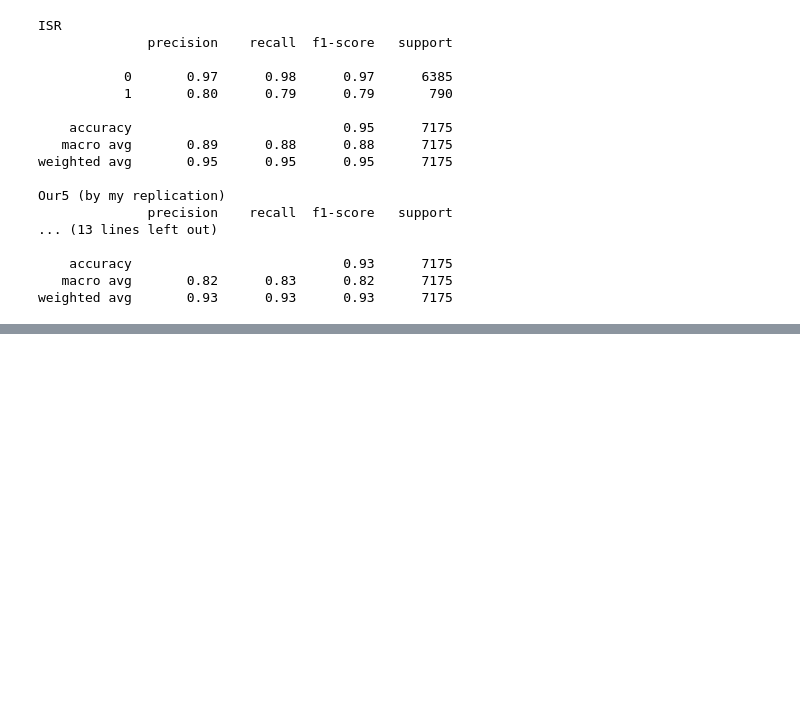
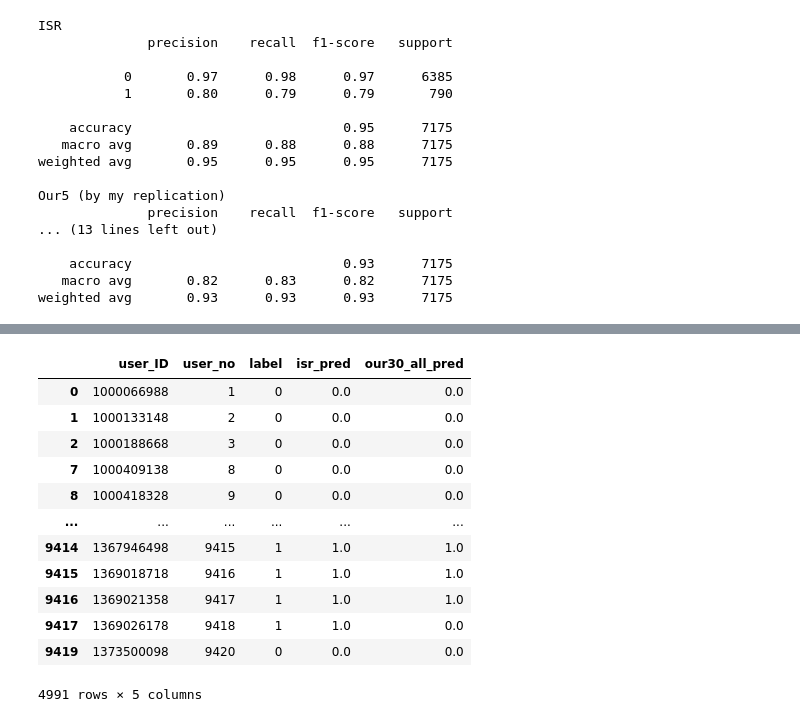
Before and after one commit to leyaoliatan/ISR_Spammer_Detection, a Jupyter notebook: notebooks/amazoncase.ipynb, the cells around one changed output, grey strips where cells are left out. Drawn from its saved outputs; the diff is of its cells as text; code cells hidden in the pictures; blank space fills up the shorter version.

```diff
--- a/notebooks/amazoncase.ipynb
+++ b/notebooks/amazoncase.ipynb
@@ -236,0 +239,5 @@ weighted avg       0.93      0.93      0.93      7175
+# %%
+path_result_isr = '/Users/leahtan/Documents/3_Research/2024-Ali/ISR/results/isr_prediction_30percents.txt'
+path_result_our_all = '/Users/leahtan/Documents/3_Research/2024-Ali/ISR/results/our_30percent_all.txt'
+result_isr = pd.read_csv(path_result_isr, sep=' ',names=['user_no','isr_pred'])
+result_our30_all = pd.read_csv(path_result_our_all, sep=' ',names=['user_no','our30_all_pred'])
@@ -236,0 +258,3 @@ weighted avg       0.93      0.93      0.93      7175
+# %%
+result_isr.drop_duplicates(subset=['user_no'], keep='first', inplace=True)
+result_isr
@@ -236,0 +275,3 @@ weighted avg       0.93      0.93      0.93      7175
+# %%
+result_our30_all.drop_duplicates(subset=['user_no'], keep='first', inplace=True)
+result_our30_all
@@ -236,0 +292,22 @@ weighted avg       0.93      0.93      0.93      7175
+# %%
+#compare the performance of our 30% model
+#merge results to label
+label = label.merge(result_isr, on='user_no', how='left')
+label = label.merge(result_our30_all, on='user_no', how='left')
+#drop na for label
+label.dropna(inplace=True)
+label
+# %% [output]
+|  | user_ID | user_no | label | isr_pred | our30_all_pred |
+| 0 | 1000066988 | 1 | 0 | 0.0 | 0.0 |
+| 1 | 1000133148 | 2 | 0 | 0.0 | 0.0 |
+| 2 | 1000188668 | 3 | 0 | 0.0 | 0.0 |
+| 7 | 1000409138 | 8 | 0 | 0.0 | 0.0 |
+| 8 | 1000418328 | 9 | 0 | 0.0 | 0.0 |
+| ... | ... | ... | ... | ... | ... |
+| 9414 | 1367946498 | 9415 | 1 | 1.0 | 1.0 |
+| 9415 | 1369018718 | 9416 | 1 | 1.0 | 1.0 |
+| 9416 | 1369021358 | 9417 | 1 | 1.0 | 1.0 |
+| 9417 | 1369026178 | 9418 | 1 | 1.0 | 0.0 |
+| 9419 | 1373500098 | 9420 | 0 | 0.0 | 0.0 |
+4991 rows × 5 columns
```
Also changed, not shown: parts of 7 cells of this notebook, 5 other files.
